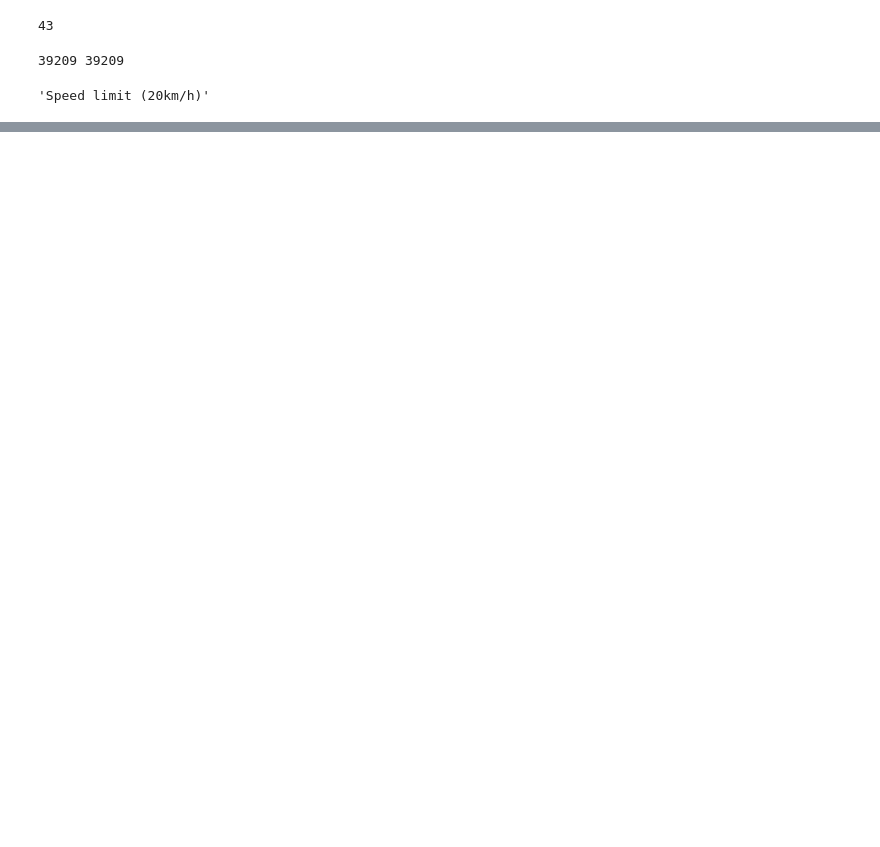
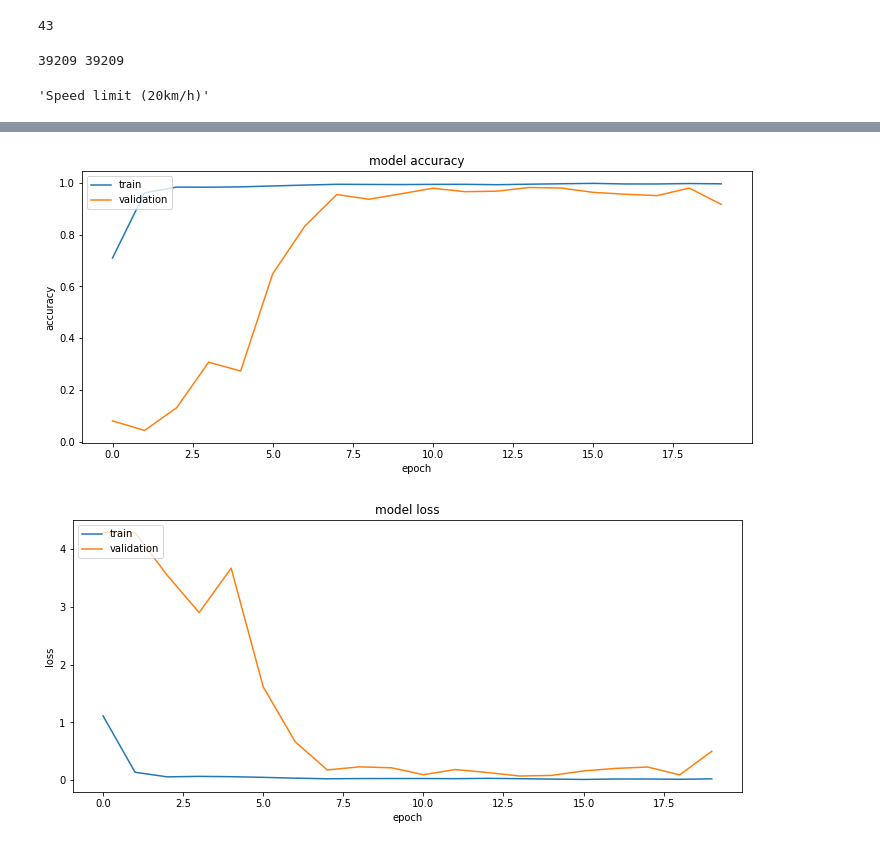
Before and after one commit to StanleyCZ/smap2022-traffic-sign-classification, a Jupyter notebook: smap2022-traffic-sign-classification.ipynb, the cells around one changed output, grey strips where cells are left out. Cells and saved outputs as stored; diff of their text form; code cells hidden in the pictures; blank space fills up the shorter version.

Commit message:
Vytrénování modelu

```diff
--- a/smap2022-traffic-sign-classification.ipynb
+++ b/smap2022-traffic-sign-classification.ipynb
@@ -97,8 +97,10 @@ for i in range(3):
 # %%
 from sklearn.model_selection import train_test_split
-
+import keras
+y_categorical = tensorflow.keras.utils.to_categorical(labels,43)
+print(y_categorical.shape)
 #rozrazeni datasetu na trenovaci a testovaci data
-X_train, X_test, y_train, y_test = train_test_split(data, labels, test_size=0.2, random_state=123)
+X_train, X_test, y_train, y_test = train_test_split(data, y_categorical, test_size=0.2, random_state=123)
 
 print('X_train length:', len(X_train))
 print('y_train length:', len(y_train))
@@ -106,9 +108,9 @@ print('X_test length:', len(X_test))
 print('y_test length:', len(y_test))
 
 
-for i in range(5):
-    plt.grid(False)
-    plt.imshow(X_train[i])
-    plt.title(category_labels[y_train[i]])
-    plt.show()
+#for i in range(5):
+#    plt.grid(False)
+#    plt.imshow(X_train[i])
+#    plt.title(category_labels[y_train[i]])
+#    plt.show()
 # %% [output]
@@ -147,5 +151,6 @@ Downloading data from https://storage.googleapis.com/tensorflow/keras-applicatio
 # %%
 resnet_output = resnet_model.output
+resnet_output = GlobalAveragePooling2D()(resnet_output)
 resnet_output = Dropout(0.5)(resnet_output)
 predictions = Dense(43, activation = 'softmax')(resnet_output)
 model = Model(inputs = resnet_model.input, outputs = predictions)
@@ -164,0 +181,22 @@ ValueError: in user code:
+# %%
+plt.figure(figsize=(12, 5))
+
+plt.plot(fit_history.history['accuracy'])
+plt.plot(fit_history.history['val_accuracy'])
+plt.title('model accuracy')
+plt.ylabel('accuracy')
+plt.xlabel('epoch')
+plt.legend(['train', 'validation'], loc='upper left')
+plt.show()
+plt.figure(figsize=(12, 5))
+
+plt.plot(fit_history.history['loss'])
+plt.plot(fit_history.history['val_loss'])
+plt.title('model loss')
+plt.ylabel('loss')
+plt.xlabel('epoch')
+plt.legend(['train', 'validation'], loc='upper left')
+plt.show()
+# %% [output]
+[figure, added]
+[figure, added]
```
Also changed, not shown: parts of 6 cells of this notebook.
